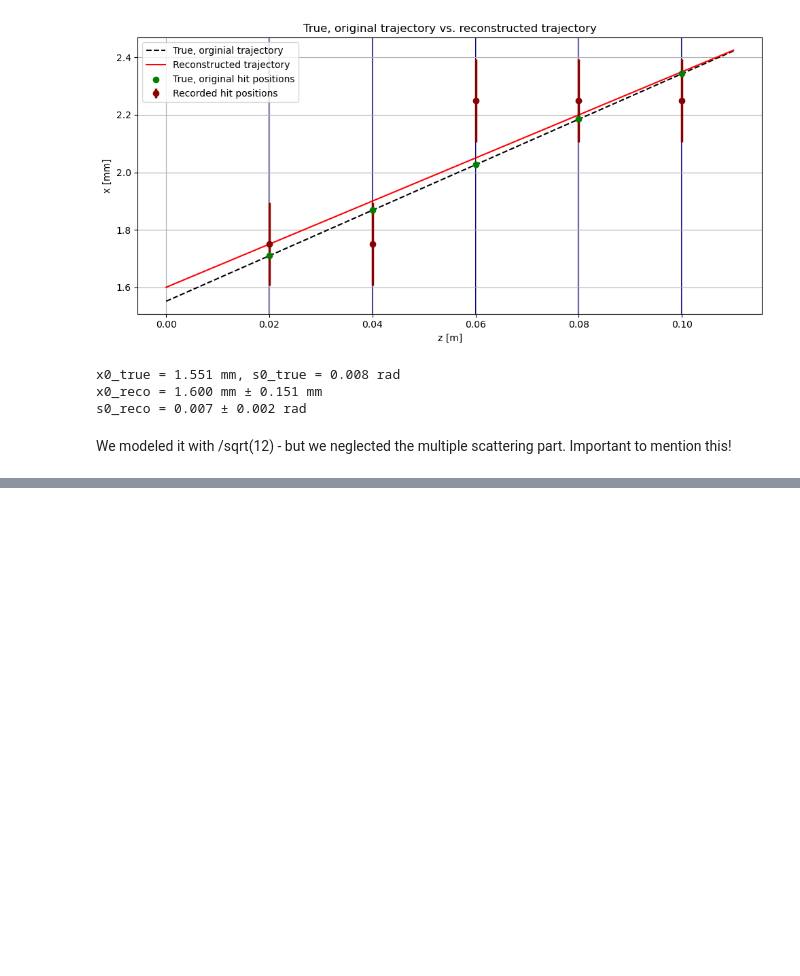
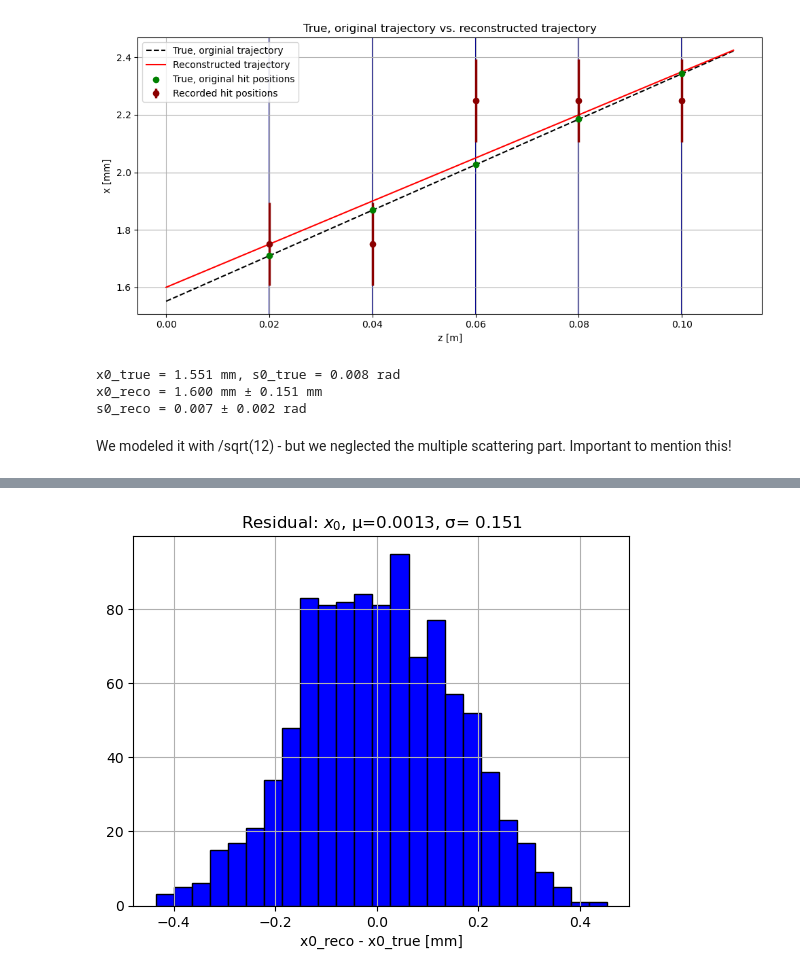
Before and after one commit to manueltuor/DAII, a Jupyter notebook: Tracking resolution.ipynb, the cells around one changed output, grey strips where cells are left out. Drawn from its saved outputs; the diff is of its cells as text; code cells hidden in the pictures; blank space fills up the shorter version.

Commit message:
Tracking resolution: Multiple trajectories

```diff
--- a/Tracking resolution.ipynb
+++ b/Tracking resolution.ipynb
@@ -88,0 +96,90 @@ We modeled it with /sqrt(12) - but we neglected the multiple scattering part. Im
+# %%
+n_trajectories = 1000
+z0 = 0
+delta_z = 0.02  # 2 cm in metres
+n_planes = 5
+cell_width = 0.0005  # 500 micrometers in metres
+
+# Calculate the uncertainty
+std_hit = cell_width / np.sqrt(12) # Modelled as explained by Valeriia
+
+z_positions = np.arange(1, n_planes + 1) * delta_z
+
+np.random.seed(14)
+
+resi_s0 = np.full(n_trajectories, np.nan)
+resi_x0 = np.full(n_trajectories, np.nan)
+
+pulls_s0 = np.full(n_trajectories, np.nan)
+pulls_x0 = np.full(n_trajectories, np.nan)
+
+for i in range(n_trajectories):
+    x0_true = np.random.normal(0, 0.001)
+    s0_true = np.random.normal(0, 0.1)
+
+    x_positions = trajectory_fun(z_positions, x0_true, s0_true)
+
+    # Calculate which cell was hit
+    cells_hit = np.floor(x_positions / cell_width) #.astype(int) # Also works if the x_position is negative -> e.g. cell "-1"
+    cells_hit_middle = cells_hit * cell_width + cell_width / 2
+
+    # Use curve_fit, popt = optimal values for the parameters s.t. rss is minimised, pcov = estimated approximate covariance of popt
+    popt, pcov = curve_fit(trajectory_fun, z_positions, cells_hit_middle, p0 = None, sigma = std_hit, absolute_sigma = True)
+
+    x0_reco, s0_reco = popt
+    std_x0_reco, std_x0_reco = np.sqrt(np.diag(pcov)) # Uncertainties on the fitted parameters, see documentation (used later for pull distributions)
+
+    resi_s0[i] = s0_reco - s0_true
+    resi_x0[i] = x0_reco - x0_true
+
+    # pull = (reconstructed_quantity - generated_quantity)/uncertainty_on_reconstructed_quantity
+    pulls_s0[i] = (s0_reco - s0_true)/std_s0_reco
+    pulls_x0[i] = (x0_reco - x0_true)/std_x0_reco
+
+
+
+
+mean_resi_s0 = np.mean(resi_s0)
+mean_resi_x0 = np.mean(resi_x0)
+
+std_resi_s0 = np.std(resi_s0)
+std_resi_x0 = np.std(resi_x0)
+
+
+plt.figure()
+plt.hist(resi_x0 * 1000, bins = 25, color = "blue", edgecolor = "black")
+plt.title(f"Residual: $x_0$, μ={mean_resi_x0 * 1000:.4f}, σ={std_resi_x0 * 1000: .3f}")
+plt.xlabel("x0_reco - x0_true [mm]")
+plt.grid()
+plt.show()
+
+plt.figure()
+plt.hist(resi_x0 * 1000, bins = 25, color = "blue", edgecolor = "black")
+plt.title(f"Residual: $s_0$, μ={mean_resi_s0:.5f}, σ={std_resi_s0: .3f}")
+plt.xlabel("s0_reco - s0_true [rad]")
+plt.grid()
+plt.show()
+
+
+mean_pulls_s0 = np.mean(pulls_s0)
+mean_pulls_x0 = np.mean(pulls_x0)
+
+std_pulls_s0 = np.std(pulls_s0)
+std_pulls_x0 = np.std(pulls_x0)
+
+
+plt.figure()
+plt.hist(pulls_x0, bins = 25, color = "blue", edgecolor = "black")
+plt.title(f"Pulls: $x_0$, μ={mean_pulls_x0:.3f}, σ={std_pulls_x0: .3f}")
+plt.xlabel("(x0_reco - x0_true)/std_x0_reco [mm]")
+plt.grid()
+plt.show()
+
+plt.figure()
+plt.hist(pulls_s0, bins = 25, color = "blue", edgecolor = "black")
+plt.title(f"Pulls: $s_0$, μ={mean_pulls_s0:.3f}, σ={std_pulls_s0: .3f}")
+plt.xlabel("(s0_reco - s0_true)/std_s0_reco [rad]")
+plt.grid()
+plt.show()
+# %% [output]
+[figure, added]
```
Also changed, not shown: parts of 4 cells of this notebook.
